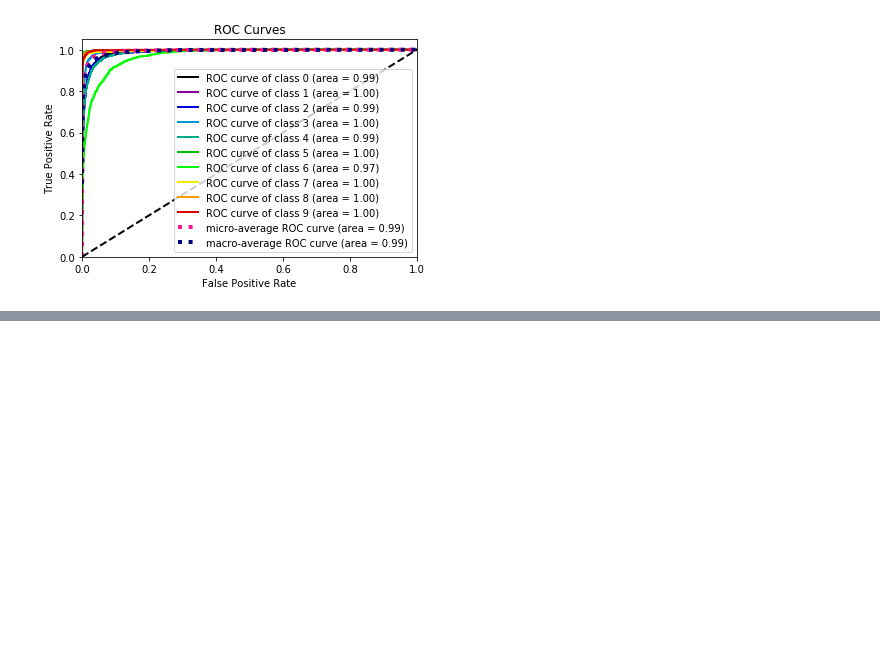
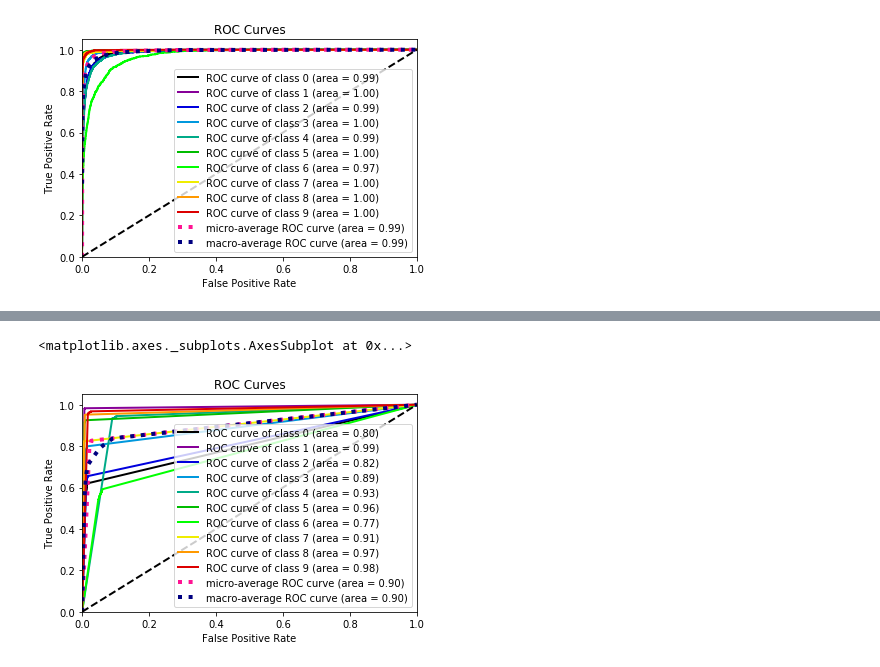
Before and after one commit to nicocarp/DSS, a Jupyter notebook: tpFinal/DSS-DAMIAN-1.ipynb, the cells around one changed output, grey strips where cells are left out. Drawn from its saved outputs; the diff is of its cells as text; code cells hidden in the pictures; blank space fills up the shorter version.

```diff
--- a/tpFinal/DSS-DAMIAN-1.ipynb
+++ b/tpFinal/DSS-DAMIAN-1.ipynb
@@ -331,0 +385,6 @@ skplt.metrics.plot_roc_curve(y_test,net2.predict_proba(X_test))
+# %%
+import scikitplot as skplt
+skplt.metrics.plot_roc_curve(y_test,net2.predict_proba(X_test.reshape(-1,1,28,28)))
+# %% [output]
+<matplotlib.axes._subplots.AxesSubplot at 0x...>
+[figure, added]
```
Also changed, not shown: parts of 13 cells of this notebook, 1 other file.
